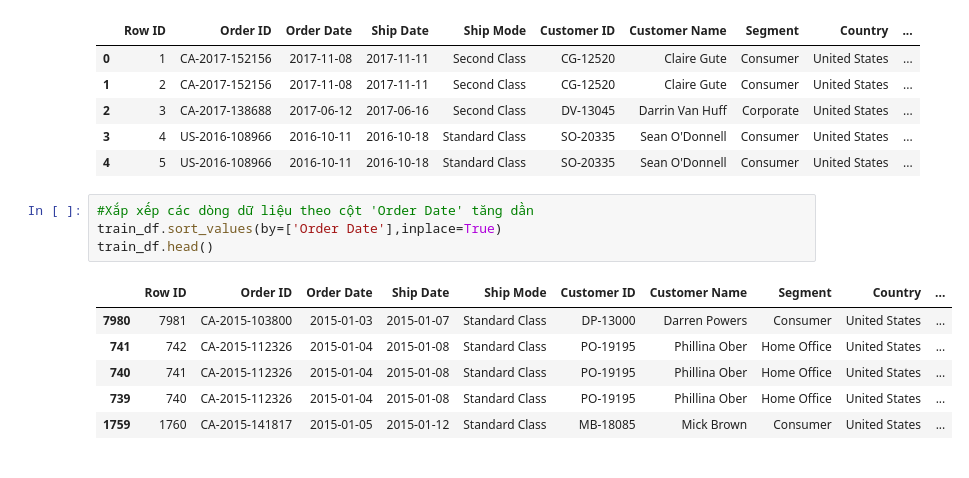
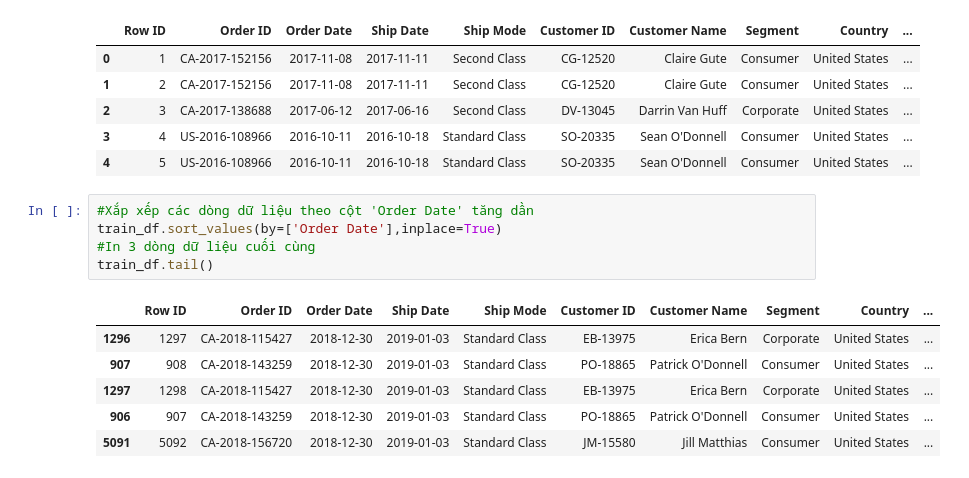
Before and after one commit to HienNguyenMinh/PythonAssignment, a Jupyter notebook: BaiTap4_Assignment.ipynb, the cells around one changed output. Cells and saved outputs as stored; diff of their text form.

```diff
--- a/BaiTap4_Assignment.ipynb
+++ b/BaiTap4_Assignment.ipynb
@@ -167,11 +167,12 @@ train_df.head()
 # %%
 #Xắp xếp các dòng dữ liệu theo cột 'Order Date' tăng dần
 train_df.sort_values(by=['Order Date'],inplace=True)
-train_df.head()
+#In 3 dòng dữ liệu cuối cùng
+train_df.tail()
 # %% [output]
 |  | Row ID | Order ID | Order Date | Ship Date | Ship Mode | Customer ID | Customer Name | Segment | Country | ... |
-| 7980 | 7981 | CA-2015-103800 | 2015-01-03 | 2015-01-07 | Standard Class | DP-13000 | Darren Powers | Consumer | United States | ... |
-| 741 | 742 | CA-2015-112326 | 2015-01-04 | 2015-01-08 | Standard Class | PO-19195 | Phillina Ober | Home Office | United States | ... |
-| 740 | 741 | CA-2015-112326 | 2015-01-04 | 2015-01-08 | Standard Class | PO-19195 | Phillina Ober | Home Office | United States | ... |
-| 739 | 740 | CA-2015-112326 | 2015-01-04 | 2015-01-08 | Standard Class | PO-19195 | Phillina Ober | Home Office | United States | ... |
-| 1759 | 1760 | CA-2015-141817 | 2015-01-05 | 2015-01-12 | Standard Class | MB-18085 | Mick Brown | Consumer | United States | ... |
+| 1296 | 1297 | CA-2018-115427 | 2018-12-30 | 2019-01-03 | Standard Class | EB-13975 | Erica Bern | Corporate | United States | ... |
+| 907 | 908 | CA-2018-143259 | 2018-12-30 | 2019-01-03 | Standard Class | PO-18865 | Patrick O'Donnell | Consumer | United States | ... |
+| 1297 | 1298 | CA-2018-115427 | 2018-12-30 | 2019-01-03 | Standard Class | EB-13975 | Erica Bern | Corporate | United States | ... |
+| 906 | 907 | CA-2018-143259 | 2018-12-30 | 2019-01-03 | Standard Class | PO-18865 | Patrick O'Donnell | Consumer | United States | ... |
+| 5091 | 5092 | CA-2018-156720 | 2018-12-30 | 2019-01-03 | Standard Class | JM-15580 | Jill Matthias | Consumer | United States | ... |
```
